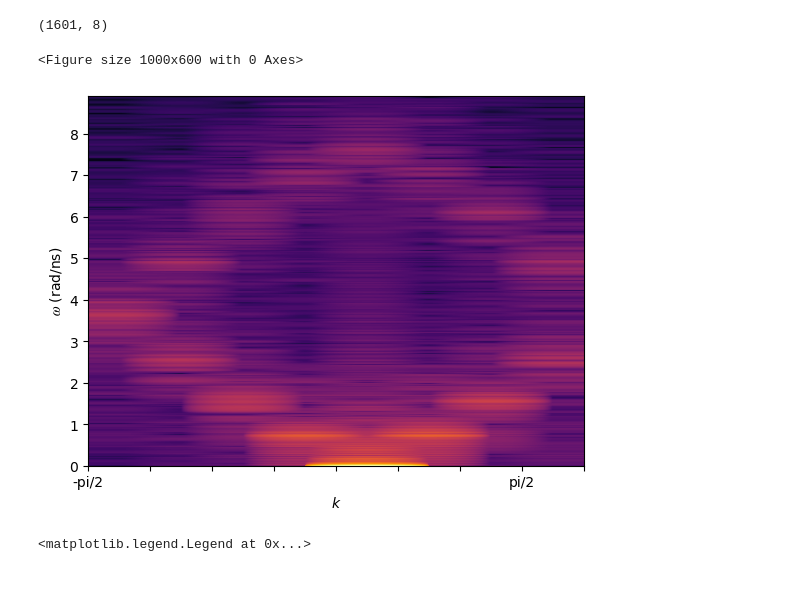
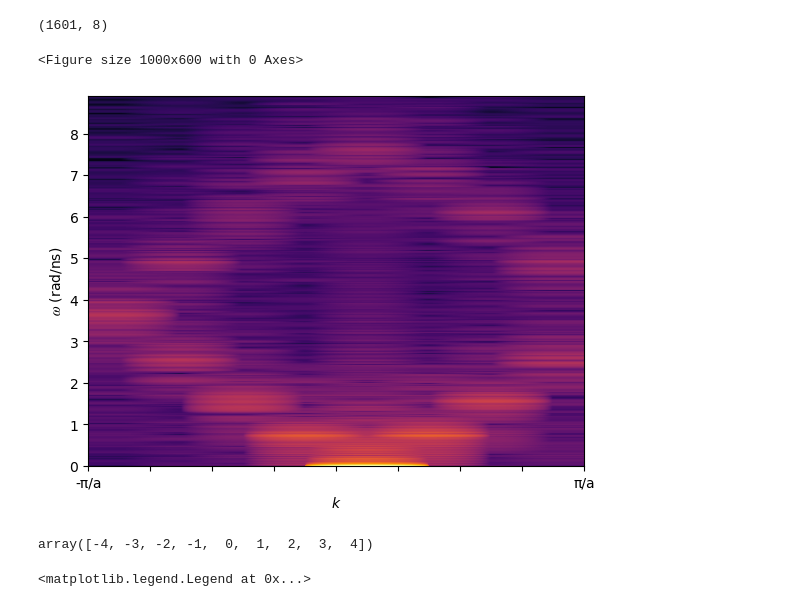
Before and after one commit to vivian-rogers/dwlattice, a Jupyter notebook: micromagnetics/src/Postprocessing.ipynb, the cells around one changed output. Cells and saved outputs as stored; diff of their text form; code cells hidden in the pictures.

```diff
--- a/micromagnetics/src/Postprocessing.ipynb
+++ b/micromagnetics/src/Postprocessing.ipynb
@@ -448,38 +448,45 @@ posE_fft = np.fft.fft2(posE)
 posO_fft = np.fft.fft2(posO)
 posE_fft = np.fft.fftshift(posE_fft)
 posO_fft = np.fft.fftshift(posO_fft)
 
 # Magnitude of complex number array
 A = np.add(np.abs(posE_fft)**2, np.abs(posO_fft)**2)
 
 # Plotting params
 sizeX = A.shape[1]
 sizeY = A.shape[0]
 cutoff = 8.5/12
-x = ['']*sizeX
-x[0] = "-pi/2"
-x[7] = "pi/2"
+
+xVals = np.arange(-int(sizeX/2), int(sizeX/2)+1)
+
+x = ['']*(sizeX+1)
+x[0] = "-π/a"
+x[8] = "π/a"
 
 # Get rid of negative freq
 A = A[int(sizeY/2):int(sizeY * cutoff), :]
 
 # Convert to angular freq.
 𝜔 =  fmax * 2 * math.pi * 1e-9
 
 # Show the intensity plot of the 2D FFT
 plt.figure(figsize=(10,6))
 fig, ax = plt.subplots(1, 1)
 ax.imshow(A, aspect='auto', origin='lower', cmap="inferno", norm=LogNorm(), extent=[-int(sizeX/2), int(sizeX/2), 0, 𝜔 * cutoff])
 
 plt.ylabel("$𝜔$ (rad/ns)")
 plt.xlabel("$k$")
-ax.set_xticklabels(x)
+ax.set(xticks=xVals, xticklabels=x)
 
 plt.savefig("/home/jiwoop/rnf/dwlattice/micromagnetics/plots" + label + "_bandStruct.png")
 plt.show()
 # %% [output]
 <Figure size 1000x600 with 0 Axes>
-[figure, old version]
+[figure, new version]
+# %%
+xVals
+# %% [output]
+array([-4, -3, -2, -1,  0,  1,  2,  3,  4])
 # %%
 # Plot positions along racetracks
 by_track = np.transpose(pos)
```
